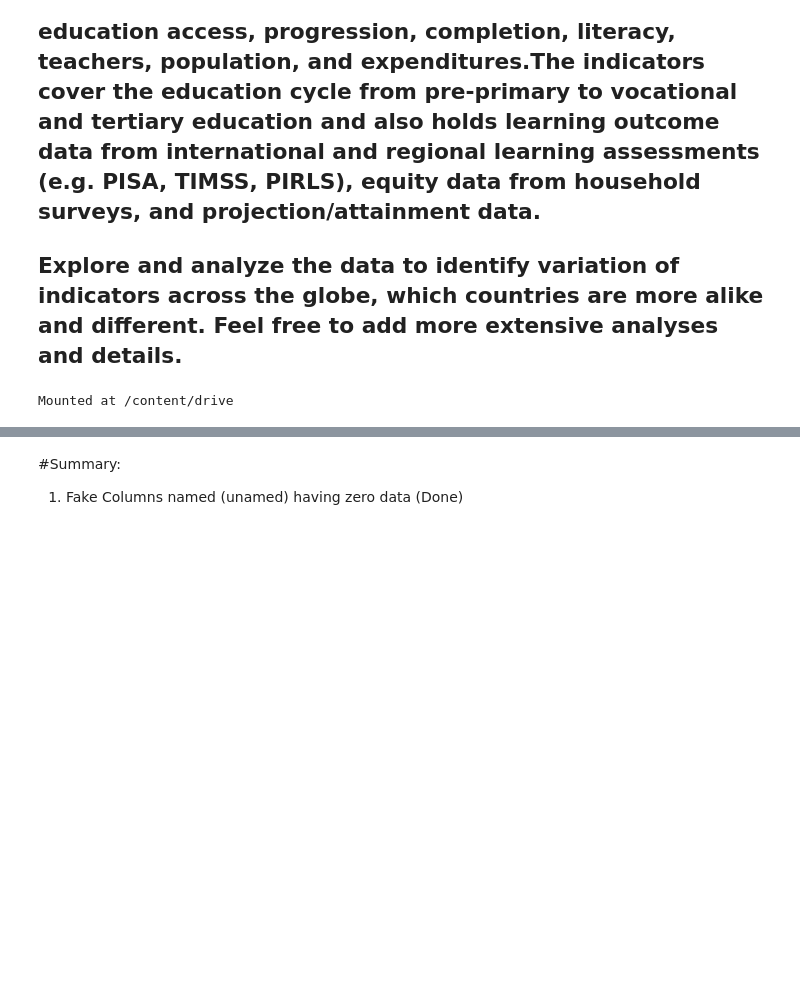
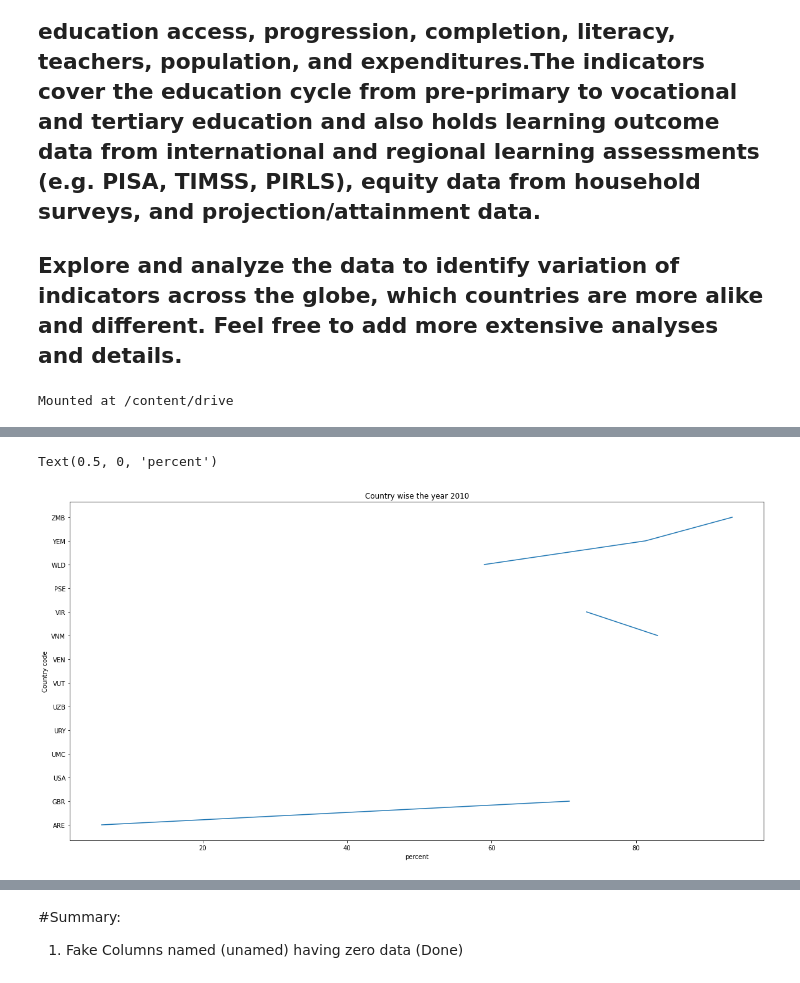
Before and after one commit to kronze1996/Capstone-Project-1, a Jupyter notebook: Kartikey_Sharma_Team_7_Capstone_Project.ipynb, the cells around one changed output, grey strips where cells are left out. Cells and saved outputs as stored; diff of their text form; code cells hidden in the pictures; blank space fills up the shorter version.

```diff
--- a/Kartikey_Sharma_Team_7_Capstone_Project.ipynb
+++ b/Kartikey_Sharma_Team_7_Capstone_Project.ipynb
@@ -38,0 +79,5 @@ EdStatsFootNote_df.drop(['Unnamed: 4'],axis=1,inplace=True)
+# %%
+grouped=EdStatsData_df.groupby(['Indicator Name','Country Name']).first()
+# YearlyCountryStats_df=grouped.to_frame().reset_index()
+# YearlyCountryStats_df.head()
+grouped.head()
@@ -38,0 +92,9 @@ EdStatsFootNote_df.drop(['Unnamed: 4'],axis=1,inplace=True)
+# %%
+plt.rcParams['figure.figsize'] = (20,10)
+plt.plot(grouped['2010'].head(20),grouped["Country Code"].tail(20))
+plt.title('Country wise the year 2010')
+plt.ylabel('Country code')
+plt.xlabel('percent')
+# %% [output]
+Text(0.5, 0, 'percent')
+[figure, added]
```
Also changed, not shown: parts of 22 cells of this notebook.
